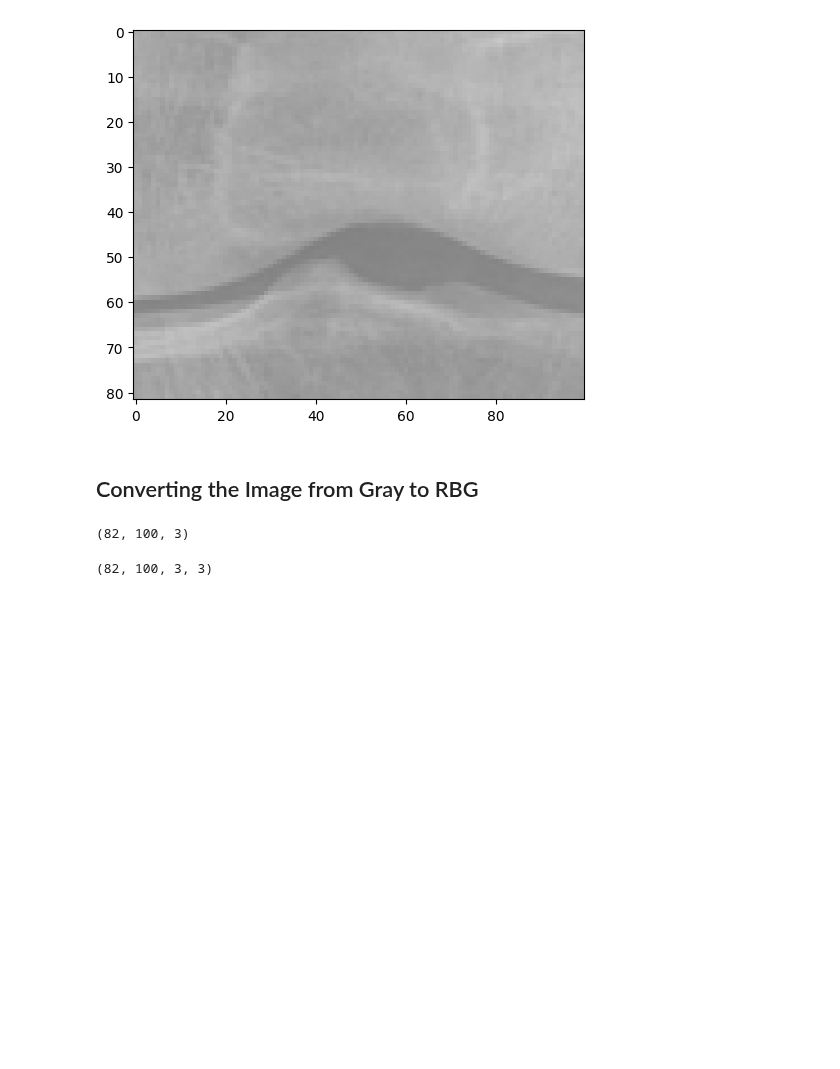
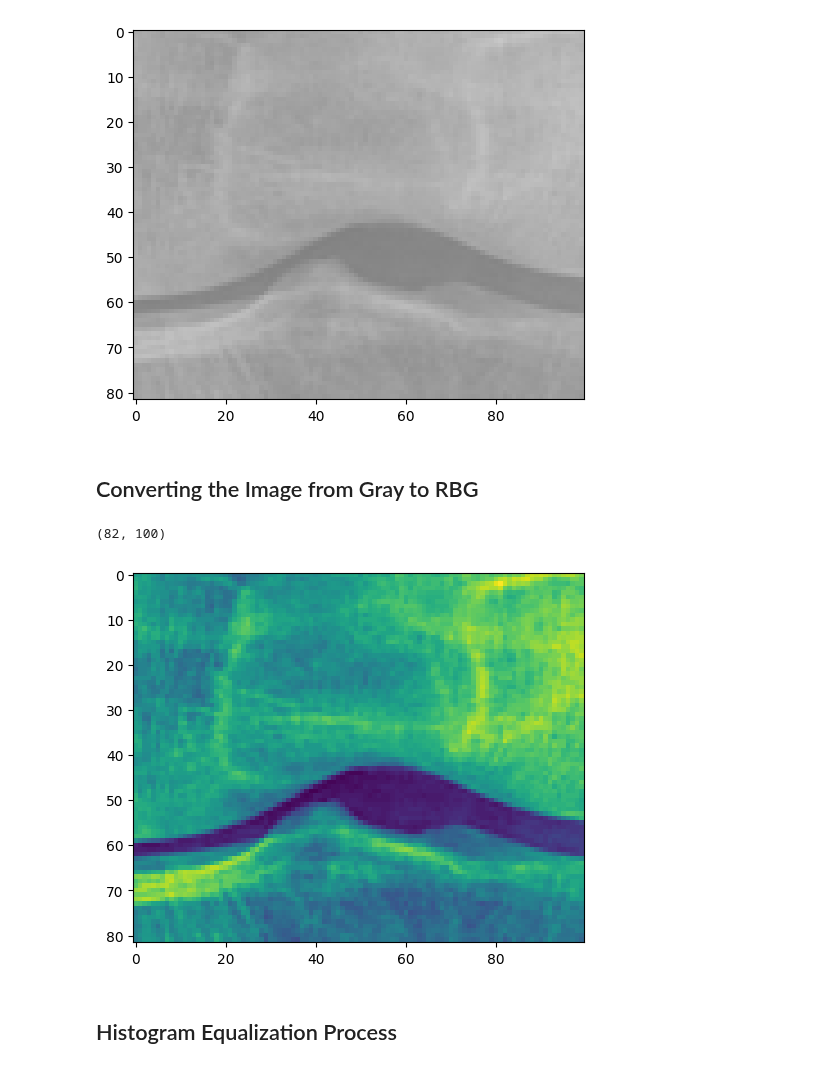
Before and after one commit to lolani24/knee-signal-processing-class-project, a Jupyter notebook: color_analysis_knee.ipynb, the cells around one changed output. Cells and saved outputs as stored; diff of their text form; code cells hidden in the pictures; blank space fills up the shorter version.

Commit message:
starting histogram and rgb/gray process

```diff
--- a/color_analysis_knee.ipynb
+++ b/color_analysis_knee.ipynb
@@ -60,7 +61,3 @@ plt.show()
 [figure]
 # %% [markdown]
 ## Converting the Image from Gray to RBG
-# %%
-print(B.shape)
-# %% [output]
-(82, 100, 3)
@@ -69,4 +64,13 @@ rgb_img = color.gray2rgb(B)
-# %%
-print(rgb_img.shape)
-# %% [output]
-(82, 100, 3, 3)
+# %%
+#since the image had rgb values, converting the image to gray will allow hisotrgam equalization
+gray= rgb2gray(B)
+print(gray.shape) #to check if it turned gray, the shape must have two values
+# %% [output]
+(82, 100)
+# %%
+plt.imshow(gray)
+plt.show()
+# %% [output]
+[figure, added]
+# %% [markdown]
+## Histogram Equalization Process
```
Also changed, not shown: parts of 7 cells of this notebook.
